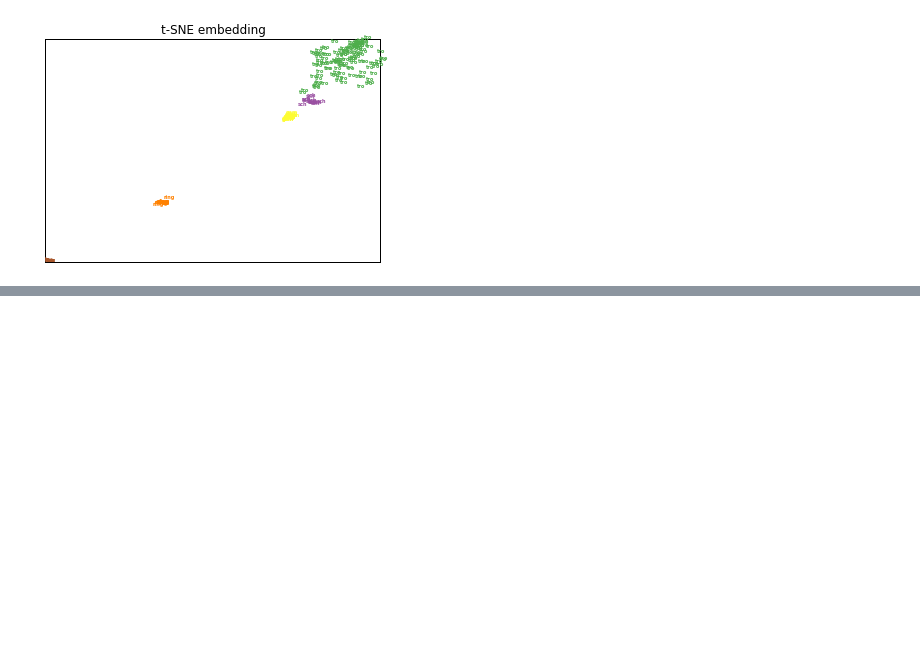
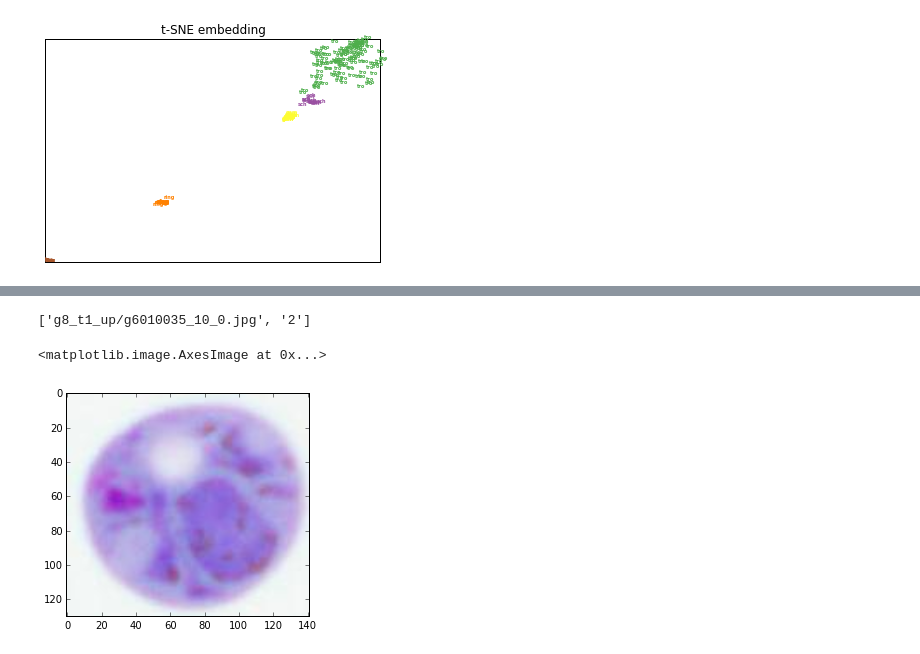
Before and after one commit to jhung0/VOC_format, a Jupyter notebook: tsne.ipynb, the cells around one changed output, grey strips where cells are left out. Drawn from its saved outputs; the diff is of its cells as text; code cells hidden in the pictures; blank space fills up the shorter version.

```diff
--- a/tsne.ipynb
+++ b/tsne.ipynb
@@ -134,6 +138,42 @@ Using config:
            'USE_PREFETCH': False,
            'USE_ROTATED': True},
  'USE_GPU_NMS': False}
+# %%
+#CAFFE NET
+
+caffe_dir = '/home/ubuntu/caffe'
+data_dir = '/home/ubuntu/caffe/data/try1/'
+
+image_files = []
+with open(os.path.join(data_dir, 'test.txt')) as f:
+    filenames = f.readlines()
+with open(os.path.join(data_dir, 'test_diff.txt')) as f:
+    filenames2 = f.readlines()
+filenames.extend(filenames2)
+num_images = len(filenames)
+random.shuffle(filenames)
+
+model_file = os.path.join(caffe_dir, 'models/bvlc_reference_caffenet/caffenet_train_iter_5000.caffemodel')
+deploy_prototxt = os.path.join(caffe_dir, 'models/bvlc_reference_caffenet/deploy.prototxt')
+net = caffe.Net(deploy_prototxt, model_file, caffe.TEST)
+net.name = os.path.splitext(os.path.basename(model_file))[0]
+
+#extract feature vector from this layer
+layer = 'fc7'
+#if layer not in net.blobs:
+#    raise TypeError("Invalid layer name: " + layer)
+
+imagemean_file = os.path.join(caffe_dir, 'data/try1', 'imagenet_mean.binaryproto')
+blob = caffe.proto.caffe_pb2.BlobProto()
+data = open( imagemean_file , 'rb' ).read()
+blob.ParseFromString(data)
+arr = np.array( caffe.io.blobproto_to_array(blob) )
+out = arr[0]
+
+transformer = caffe.io.Transformer({'data': net.blobs['data'].data.shape})
+transformer.set_mean('data', out.mean(1).mean(1))
+transformer.set_transpose('data', (2,0,1))
+transformer.set_raw_scale('data', 255.0)
 # %%
 #X: samples x features,
 #y: corresponding labels (according to the model output)
@@ -500,0 +613,12 @@ plt.show()
+# %%
+obj_info = filenames[123].strip().split(' ')
+print obj_info
+from PIL import Image
+from matplotlib.pyplot import imshow
+
+im = Image.open(os.path.join(data_dir, 'examples', 'try1', 'test', obj_info[0]), 'r')
+imshow(im)
+# %% [output]
+['g8_t1_up/g6010035_10_0.jpg', '2']
+<matplotlib.image.AxesImage at 0x...>
+[figure, added]
```
Also changed, not shown: parts of 6 cells of this notebook, 3 other files.
